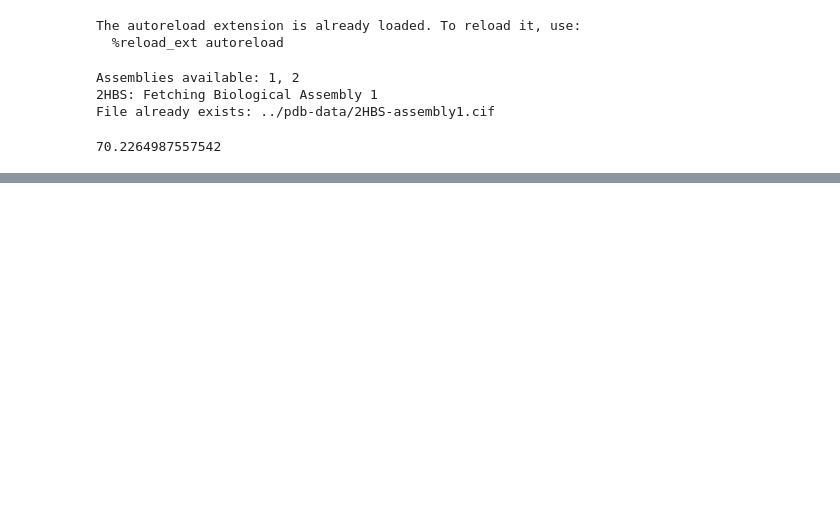
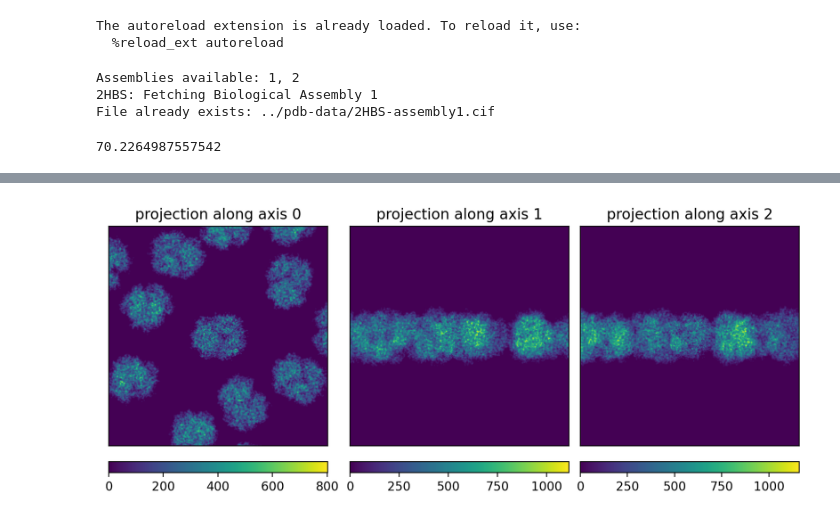
Before and after one commit to joelyeois/specter, a Jupyter notebook: dev-notebooks/duplicate-particle-neighbours.ipynb, the cells around one changed output, grey strips where cells are left out. Cells and saved outputs as stored; diff of their text form; code cells hidden in the pictures; blank space fills up the shorter version.

Commit message:
added fft padding, starfile tools, crowding

```diff
--- a/dev-notebooks/duplicate-particle-neighbours.ipynb
+++ b/dev-notebooks/duplicate-particle-neighbours.ipynb
@@ -48,3 +48,9 @@ plot3d(V)
+# %%
+crowd = crowding.crowd_with_duplicates(V, pm.max_diameter*0.9, pixel_size=dx)
+# %%
+plot3d(V + crowd)
+# %% [output]
+[figure, added]
 # %%
 # num_neighbours = torch.randint(0, 6, (1,))
 num_neighbours = 10
```
Also changed, not shown: parts of 4 cells of this notebook, 9 other files.
